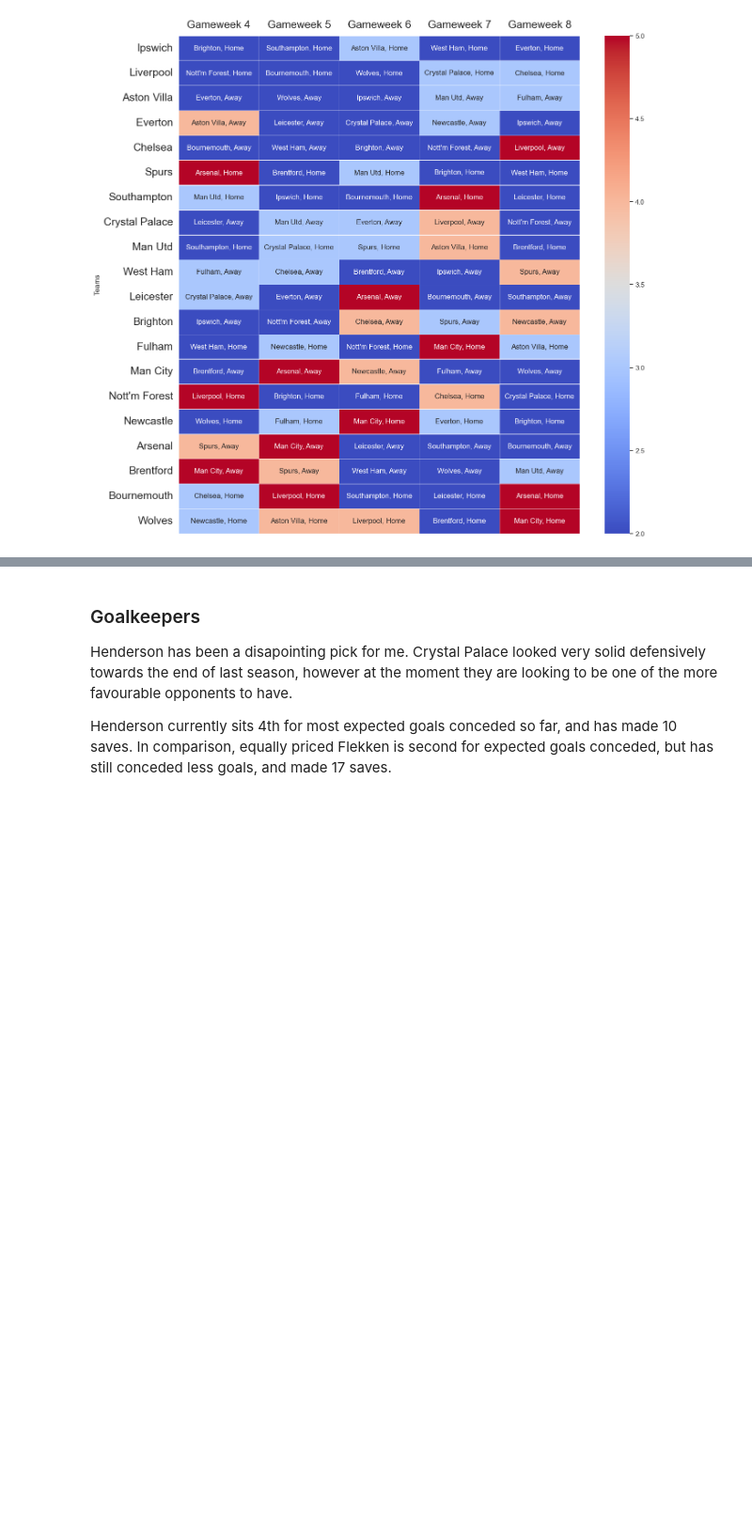
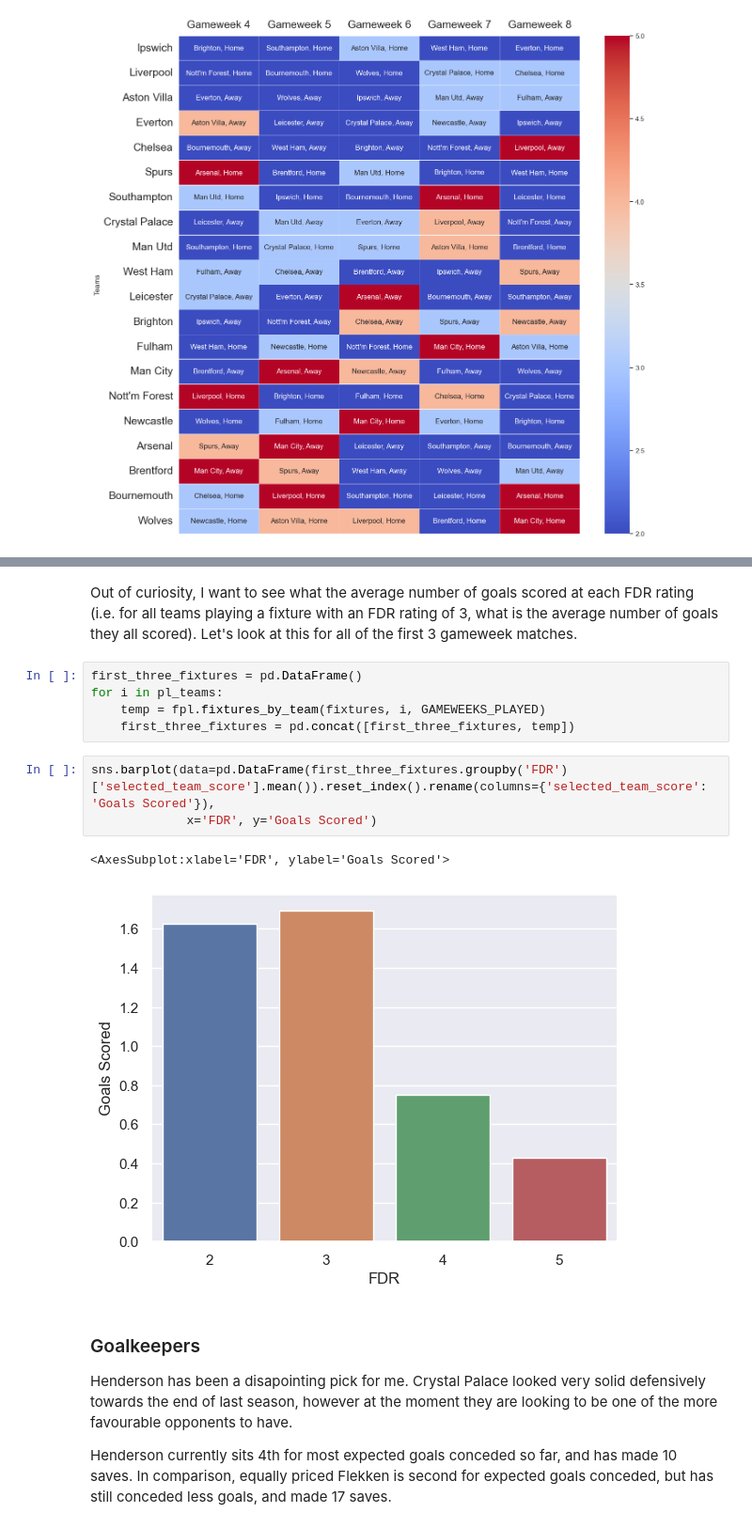
Before and after one commit to rio-v/FPL_24_25, a Jupyter notebook: pre_gw4.ipynb, the cells around one changed output, grey strips where cells are left out. Shown: that part at 94% size. Saved outputs shown, nothing was run; the diff lists cells and outputs as text; blank space fills up the shorter version.

Commit message:
added notes to fixtures section, and FDR barplot

```diff
--- a/pre_gw4.ipynb
+++ b/pre_gw4.ipynb
@@ -132,3 +136,16 @@ plt.show()
+# %% [markdown]
+Out of curiosity, I want to see what the average number of goals scored at each FDR rating (i.e. for all teams playing a fixture with an FDR rating of 3, what is the average number of goals they all scored). Let's look at this for all of the first 3 gameweek matches.
+# %%
+first_three_fixtures = pd.DataFrame()
+for i in pl_teams:
+    temp = fpl.fixtures_by_team(fixtures, i, GAMEWEEKS_PLAYED)
+    first_three_fixtures = pd.concat([first_three_fixtures, temp])
+# %%
+sns.barplot(data=pd.DataFrame(first_three_fixtures.groupby('FDR')['selected_team_score'].mean()).reset_index().rename(columns={'selected_team_score': 'Goals Scored'}),
+             x='FDR', y='Goals Scored')
+# %% [output]
+<AxesSubplot:xlabel='FDR', ylabel='Goals Scored'>
+[figure, added]
 # %% [markdown]
 ### Goalkeepers
 
```
Also changed, not shown: parts of 1 cell of this notebook.
